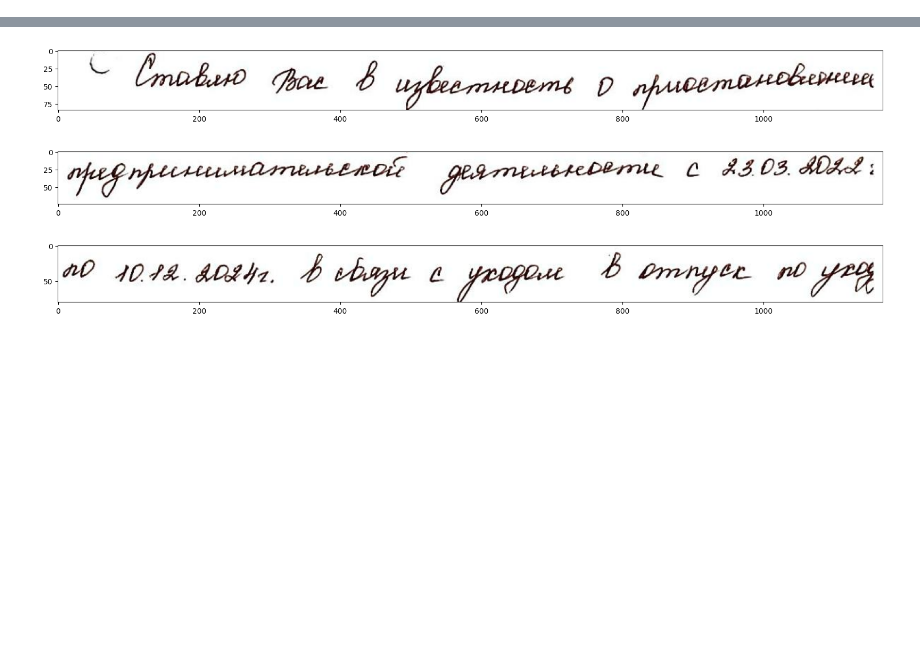
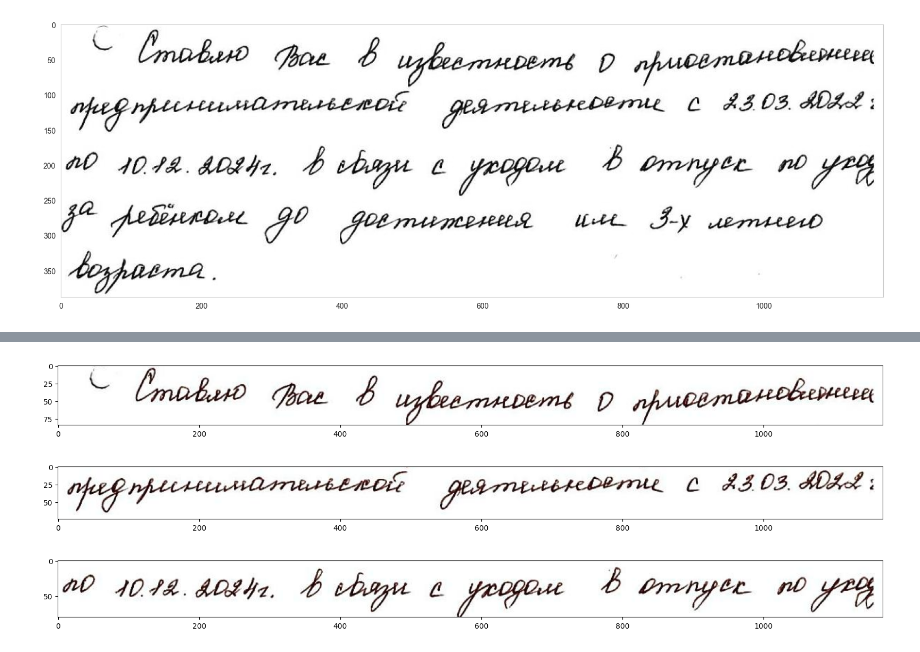
Before and after one commit to katcinskiy/hw-localization, a Jupyter notebook: main.ipynb, the cells around one changed output, grey strips where cells are left out. Drawn from its saved outputs; the diff is of its cells as text; code cells hidden in the pictures; blank space fills up the shorter version.

```diff
--- a/main.ipynb
+++ b/main.ipynb
@@ -37,0 +89,4 @@ binarizedImage[binarizedImage == 255] = 1
+# %%
+show(grayImage)
+# %% [output]
+[figure, added]
```
Also changed, not shown: parts of 22 cells of this notebook, 19 other files.
